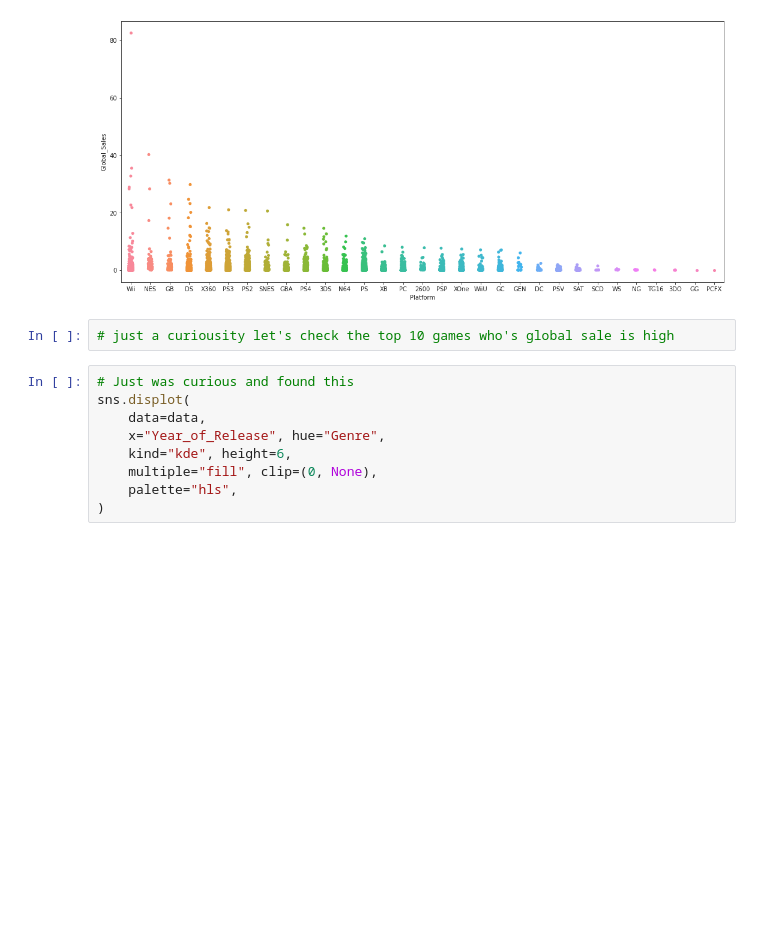
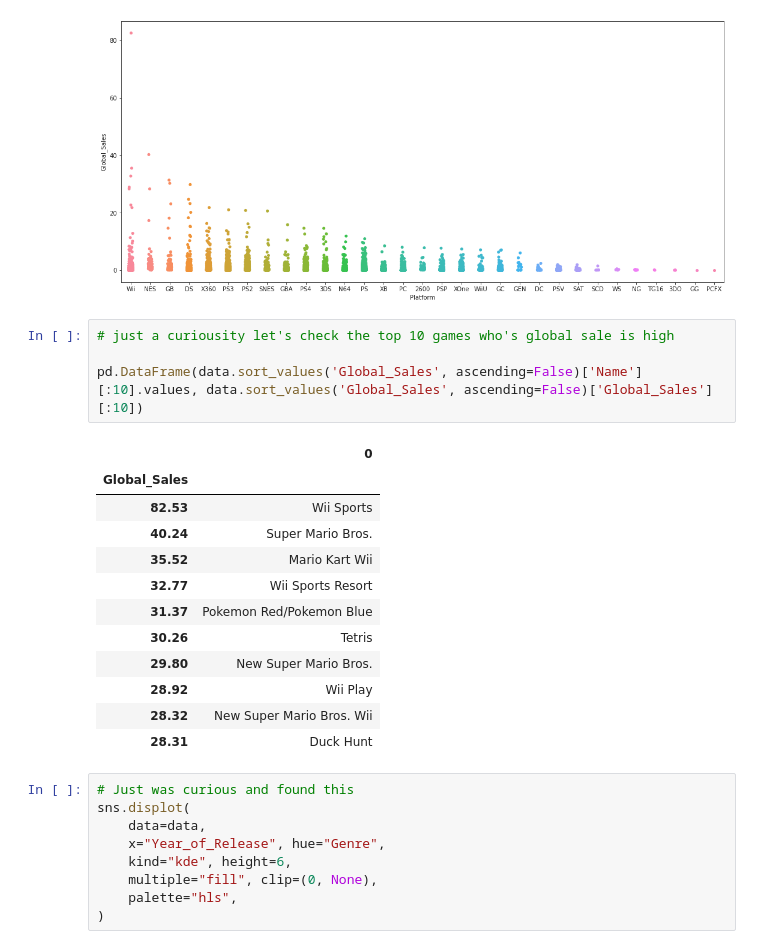
Before and after one commit to rushikeshnaik779/EDA, a Jupyter notebook: Video_Games_Sales.ipynb, the cells around one changed output. Saved outputs shown, nothing was run; the diff lists cells and outputs as text; blank space fills up the shorter version.

```diff
--- a/Video_Games_Sales.ipynb
+++ b/Video_Games_Sales.ipynb
@@ -627,6 +627,21 @@ catvsnum('Platform')
 [figure]
 # %%
 # just a curiousity let's check the top 10 games who's global sale is high
+
+pd.DataFrame(data.sort_values('Global_Sales', ascending=False)['Name'][:10].values, data.sort_values('Global_Sales', ascending=False)['Global_Sales'][:10])
+# %% [output]
+|  | 0 |
+| Global_Sales |  |
+| 82.53 | Wii Sports |
+| 40.24 | Super Mario Bros. |
+| 35.52 | Mario Kart Wii |
+| 32.77 | Wii Sports Resort |
+| 31.37 | Pokemon Red/Pokemon Blue |
+| 30.26 | Tetris |
+| 29.80 | New Super Mario Bros. |
+| 28.92 | Wii Play |
+| 28.32 | New Super Mario Bros. Wii |
+| 28.31 | Duck Hunt |
 # %%
 # Just was curious and found this
 sns.displot(
```
